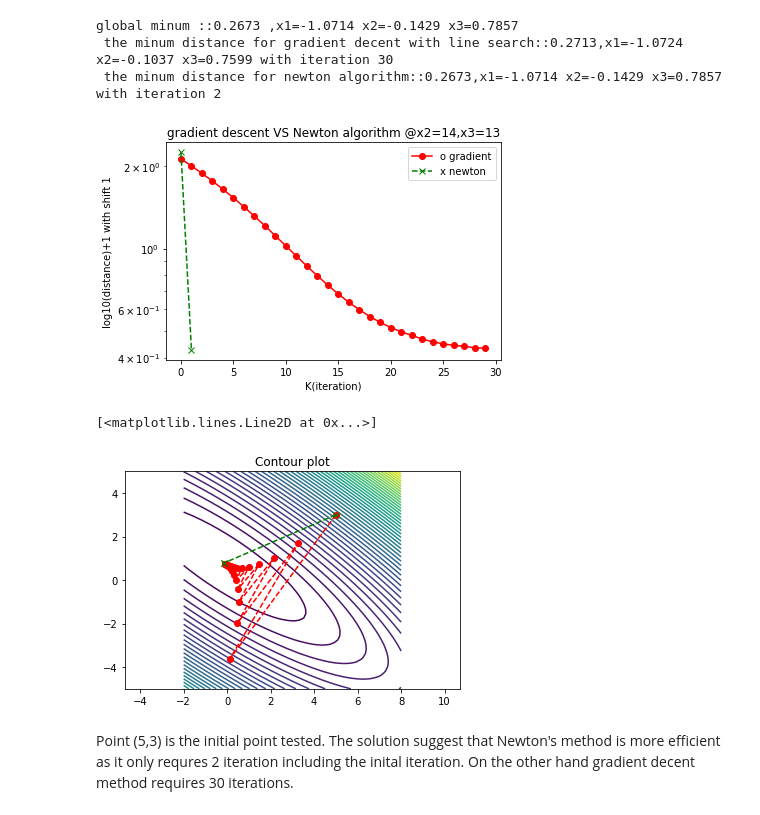
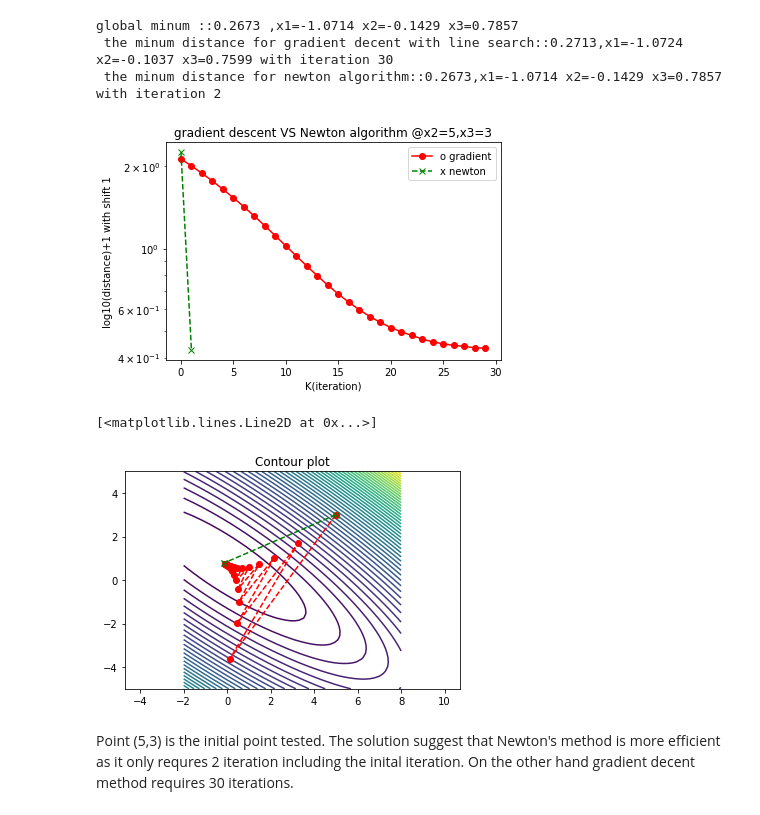
Before and after one commit to schen304joseph/598HW2, a Jupyter notebook: 598HW2.ipynb, the cells around one changed output. Drawn from its saved outputs; the diff is of its cells as text; code cells hidden in the pictures.

```diff
--- a/598HW2.ipynb
+++ b/598HW2.ipynb
@@ -94,35 +94,35 @@ fig = plt.figure()
 
 for i in range(0,cc1):
     d1[i]=math.log10(d1[i])+1
 
 for i in range(0,cc2):
     d2[i]=math.log10(d2[i])+1
 
 plt.plot(d1, 'ro-',label='o gradient')
 plt.plot(d2, 'gx--',label='x newton')
 plt.semilogy()
 
 plt.legend()
 plt.xlabel('K(iteration)')
 plt.ylabel('log10(distance)+1 with shift 1')
-plt.title('gradient descent VS Newton algorithm @x2=14,x3=13')
+plt.title('gradient descent VS Newton algorithm @x2=5,x3=3')
 plt.show()
 
 fig = plt.figure()
 plt.title('Contour plot')
 xmesh, ymesh = np.mgrid[-2:8:50j,-5:5:50j]
 fmesh = loss_func(np.array([xmesh, ymesh]))[0]
 plt.contour(xmesh, ymesh, fmesh, 50)
 plt.axis("equal")
 newton_array = np.array(datapointnewton)
 gradient_array = np.array(datapointgradient)
 plt.plot(gradient_array.T[0], gradient_array.T[1],'ro--')
 plt.plot(newton_array.T[0], newton_array.T[1],'gx--')
 # %% [output]
 global minum ::0.2673 ,x1=-1.0714 x2=-0.1429 x3=0.7857
  the minum distance for gradient decent with line search::0.2713,x1=-1.0724 x2=-0.1037 x3=0.7599 with iteration 30
  the minum distance for newton algorithm::0.2673,x1=-1.0714 x2=-0.1429 x3=0.7857 with iteration 2
-[figure, old version]
+[figure, new version]
 [<matplotlib.lines.Line2D at 0x...>]
 [figure]
 # %% [markdown]
```
